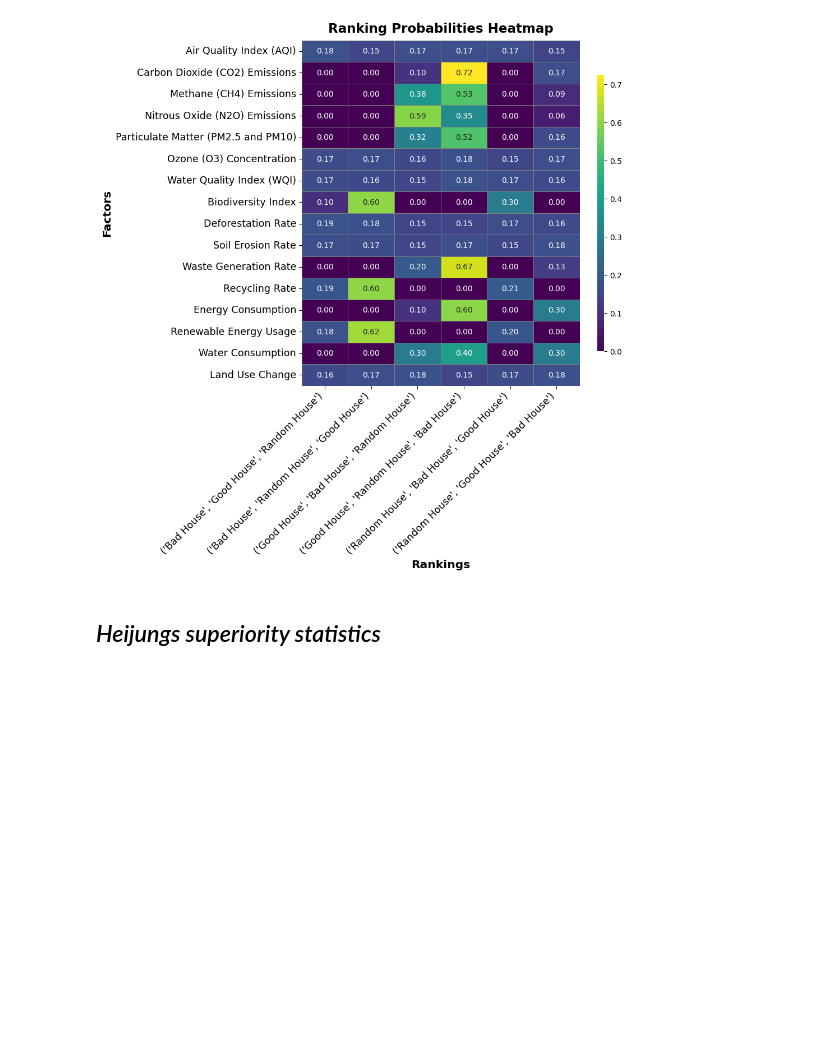
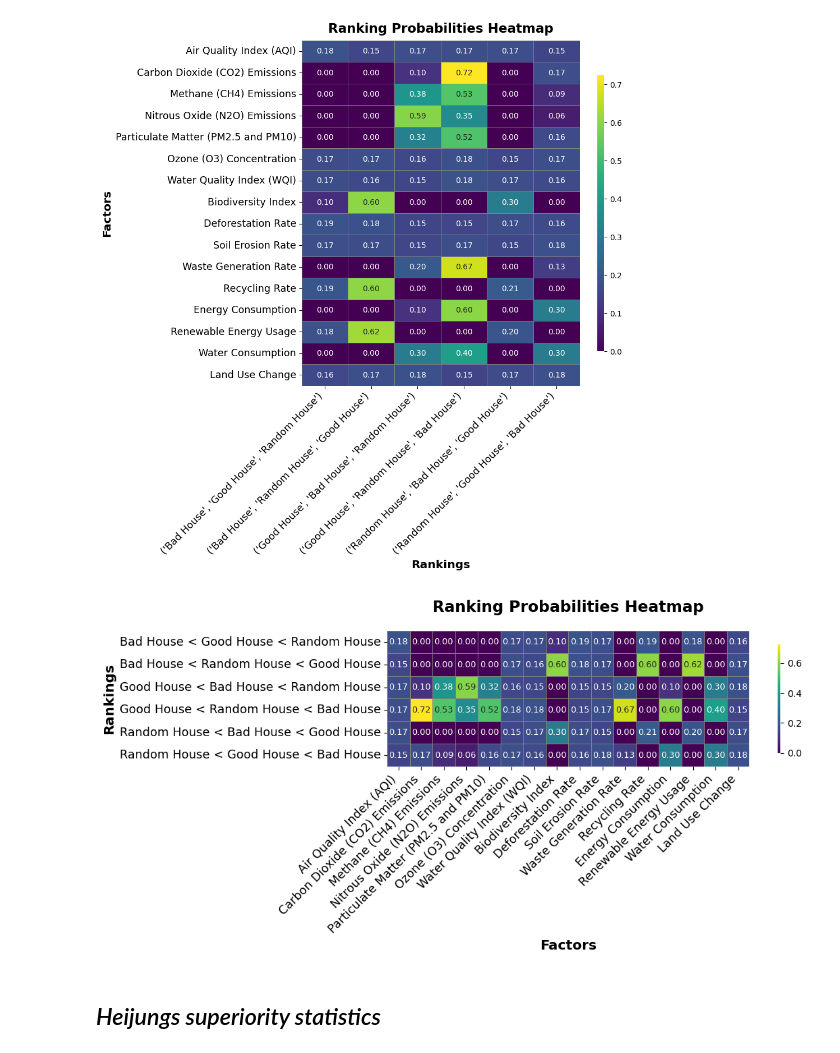
Before and after one commit to YahyaMansoub/QUACI-ACV, a Jupyter notebook: Code/main.ipynb, the cells around one changed output. Cells and saved outputs as stored; diff of their text form; code cells hidden in the pictures; blank space fills up the shorter version.

```diff
--- a/Code/main.ipynb
+++ b/Code/main.ipynb
@@ -1281,3 +1361,7 @@ plot_ranking_probabilities_heatmap(RP_with_probabilities_and_names(houses, facto
+# %%
+plot_ranking_probabilities_heatmap1(RP_with_probabilities_and_names(houses, factors=environmental_indicators, matrix_names=house_labels),environmental_indicators)
+# %% [output]
+[figure, added]
 # %%
 def plot_parallel_coordinates_summary(
     buildings: List[np.ndarray],
```
Also changed, not shown: parts of 8 cells of this notebook, 1 other file.
